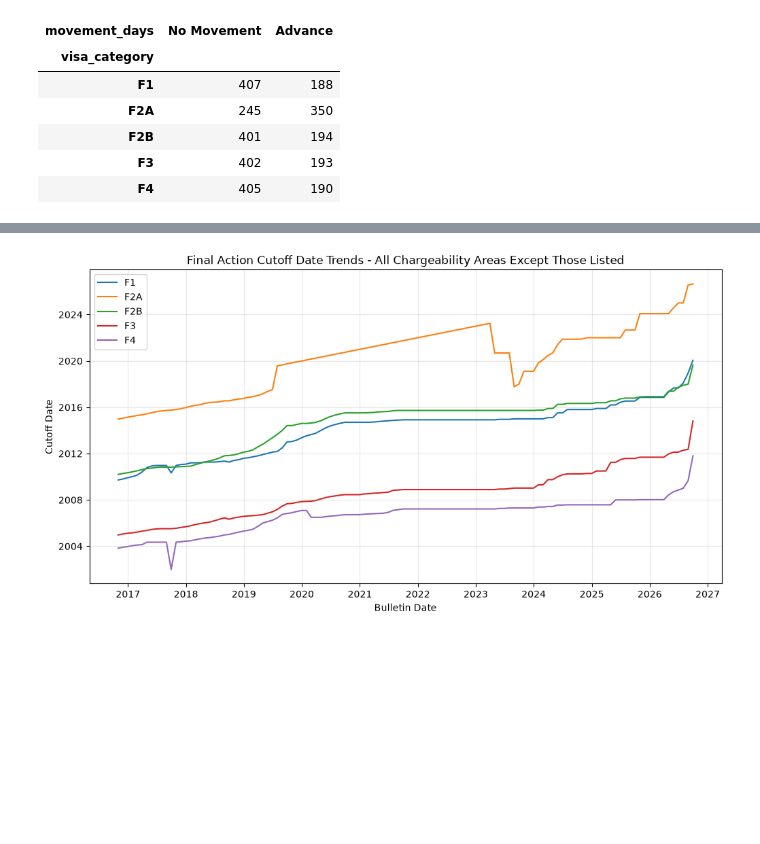
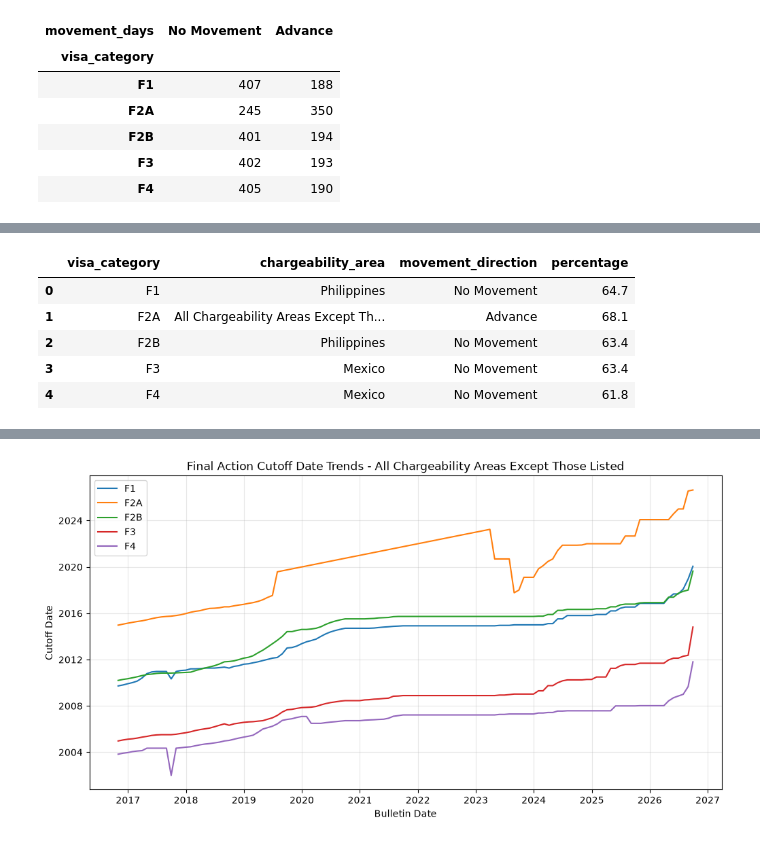
Before and after one commit to stak-k/visa-bulletin-project, a Jupyter notebook: notebooks/05_Q1_exploratory_data_analysis.ipynb, the cells around one changed output, grey strips where cells are left out. Drawn from its saved outputs; the diff is of its cells as text; code cells hidden in the pictures; blank space fills up the shorter version.

```diff
--- a/notebooks/05_Q1_exploratory_data_analysis.ipynb
+++ b/notebooks/05_Q1_exploratory_data_analysis.ipynb
@@ -365,4 +365,51 @@ filing_percent.round(1)
 | F2B | 68.1 | 31.9 | 68.1 | 31.9 | 68.1 | 31.9 | 57.1 | ... |
 | F3 | 63.9 | 36.1 | 63.9 | 36.1 | 63.9 | 36.1 | 80.7 | ... |
 | F4 | 66.4 | 33.6 | 66.4 | 33.6 | 72.3 | 27.7 | 68.9 | ... |
+# %%
+# OVERALL: Find the highest movement percentage for each visa category
+# using both Final Action and Dates for Filing together.
+# If multiple chargeability areas share the highest value,
+# combine them into one cell.
+
+highest_overall = []
+
+for category in movement_percent_by_area.index:
+
+    category_values = movement_percent_by_area.loc[category]
+
+    highest_value = category_values.max()
+
+    highest_columns = category_values[
+        category_values == highest_value
+    ].index
+
+    areas = list(dict.fromkeys(
+        area
+        for area, movement in highest_columns
+    ))
+
+    movements = list(dict.fromkeys(
+        movement
+        for area, movement in highest_columns
+    ))
+
+    highest_overall.append({
+        "visa_category": category,
+        "chargeability_area": ", ".join(areas),
+        "movement_direction": ", ".join(movements),
+        "percentage": round(highest_value, 1)
+    })
+
+highest_overall = pd.DataFrame(highest_overall)
+
+pd.set_option("display.max_colwidth", None)
+
+highest_overall
+# %% [output]
+|  | visa_category | chargeability_area | movement_direction | percentage |
+| 0 | F1 | Philippines | No Movement | 64.7 |
+| 1 | F2A | All Chargeability Areas Except Th... | Advance | 68.1 |
+| 2 | F2B | Philippines | No Movement | 63.4 |
+| 3 | F3 | Mexico | No Movement | 63.4 |
+| 4 | F4 | Mexico | No Movement | 61.8 |
 # %%
```
Also changed, not shown: parts of 3 cells of this notebook.
